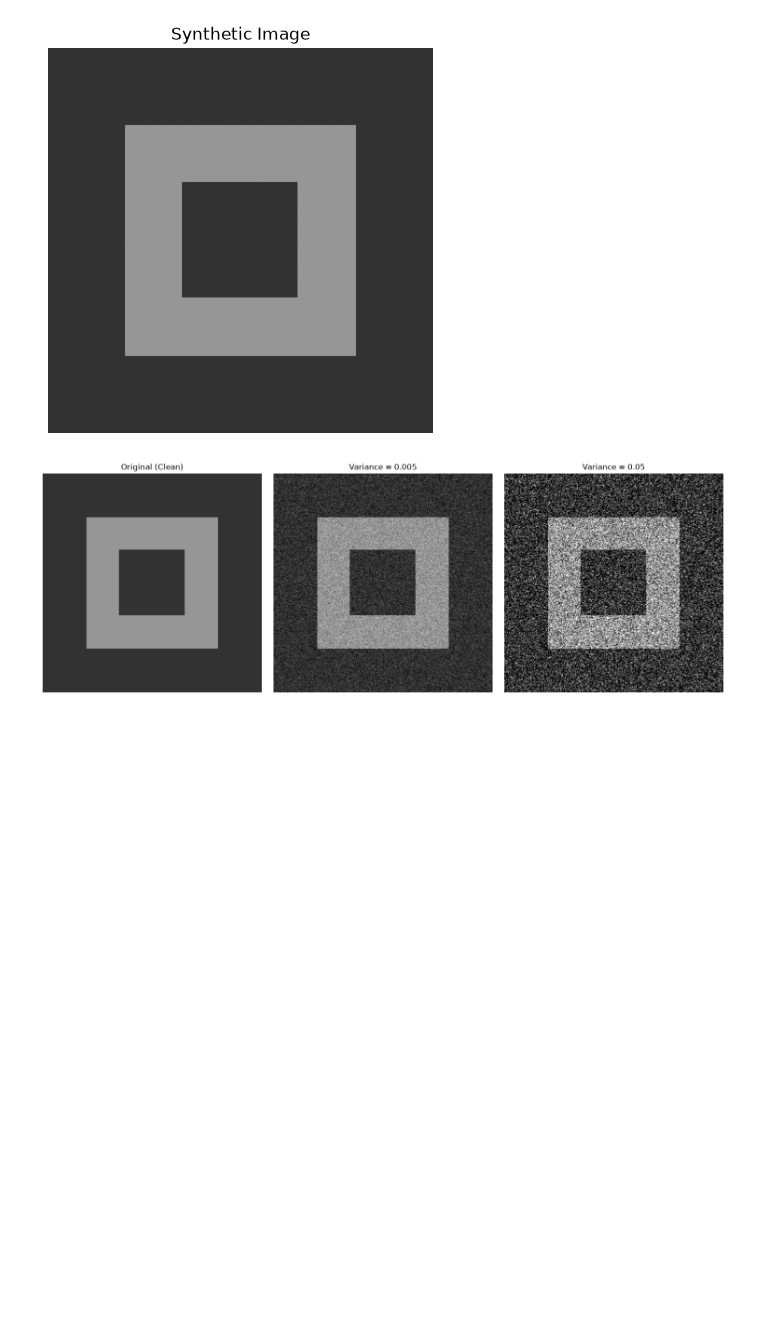
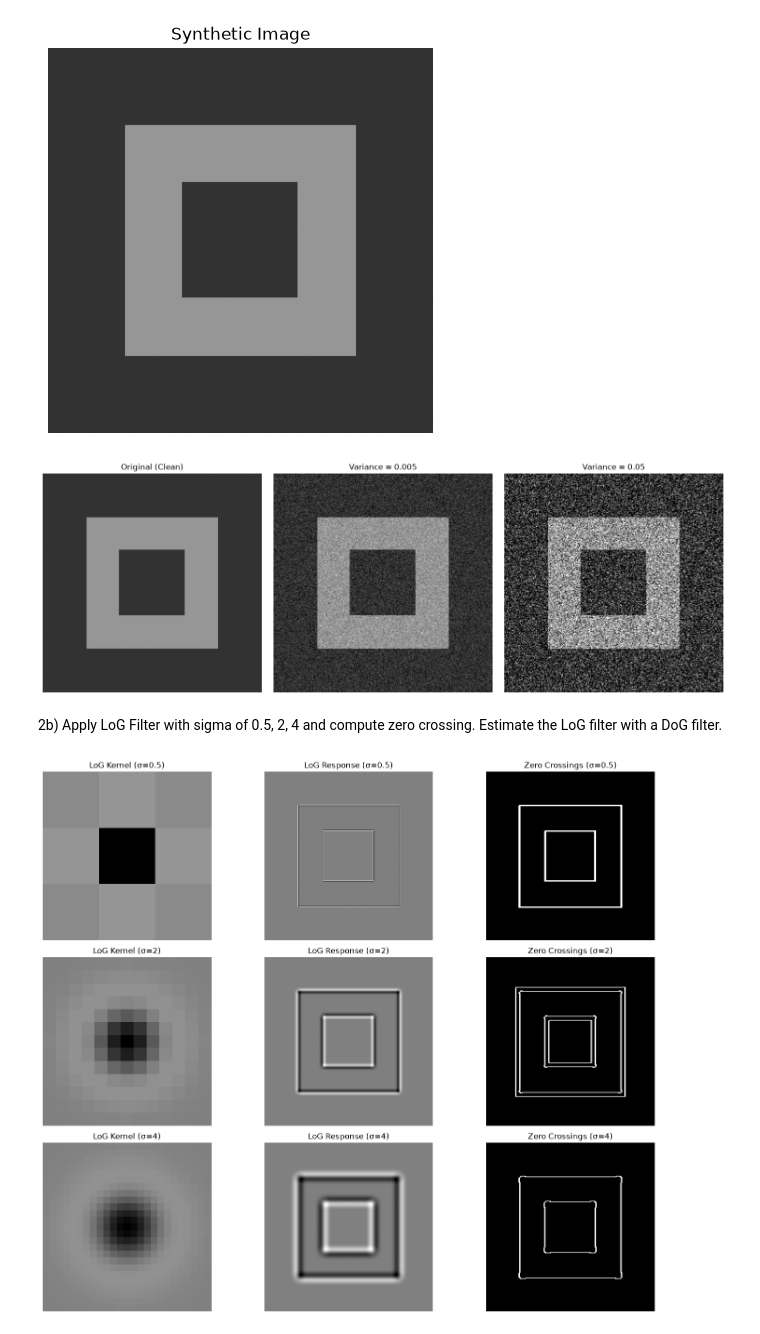
Before and after one commit to bdsh-14/unr-ee681-image-analysis, a Jupyter notebook: HW2/assignment2-Question-2.ipynb, the cells around one changed output. Saved outputs shown, nothing was run; the diff lists cells and outputs as text; code cells hidden in the pictures; blank space fills up the shorter version.

```diff
--- a/HW2/assignment2-Question-2.ipynb
+++ b/HW2/assignment2-Question-2.ipynb
@@ -76,3 +75,6 @@ plt.tight_layout()
 plt.show()
 # %% [output]
 [figure]
+# %% [markdown]
+2b) Apply LoG Filter with sigma of 0.5, 2, 4 and compute zero crossing.
+Estimate the LoG filter with a DoG filter.
@@ -78,0 +116,36 @@ plt.show()
+# %%
+def normalize(x):
+    m = np.abs(x).max()      # find the largest magnitude (either + or -)
+    if m < 1e-12:
+        return x             # avoid divide-by-zero for all-zero input
+    return x / m
+# %%
+sigmas = [0.5, 2, 4]
+fig, axes = plt.subplots(len(sigmas), 3, figsize=(15, 4 * len(sigmas)))
+
+for i, sigma in enumerate(sigmas):
+    kernel = make_log_2d(sigma)
+    response = convolve2d_same(img_norm, kernel)
+    zc = zero_crossing(response)
+
+    # Normalize both kernel and response so 0 → mid-gray
+    kernel_vis   = normalize(kernel)
+    response_vis = normalize(response)
+
+    # vmin/vmax symmetric so 0 maps to mid-gray
+    axes[i, 0].imshow(kernel_vis, cmap='gray', vmin=-1, vmax=1)
+    axes[i, 0].set_title(f'LoG Kernel (σ={sigma})')
+    axes[i, 0].axis('off')
+
+    axes[i, 1].imshow(response_vis, cmap='gray', vmin=-1, vmax=1)
+    axes[i, 1].set_title(f'LoG Response (σ={sigma})')
+    axes[i, 1].axis('off')
+
+    axes[i, 2].imshow(zc, cmap='gray')
+    axes[i, 2].set_title(f'Zero Crossings (σ={sigma})')
+    axes[i, 2].axis('off')
+
+plt.tight_layout()
+plt.show()
+# %% [output]
+[figure, added]
```
Also changed, not shown: parts of 8 cells of this notebook.
